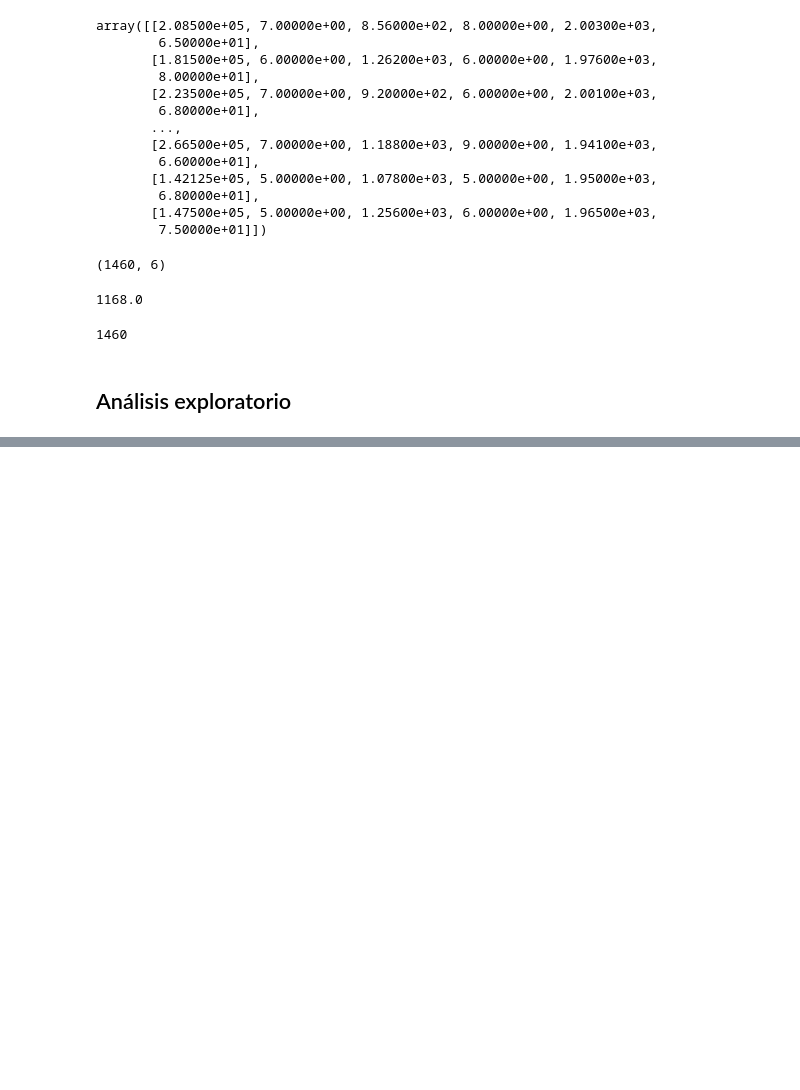
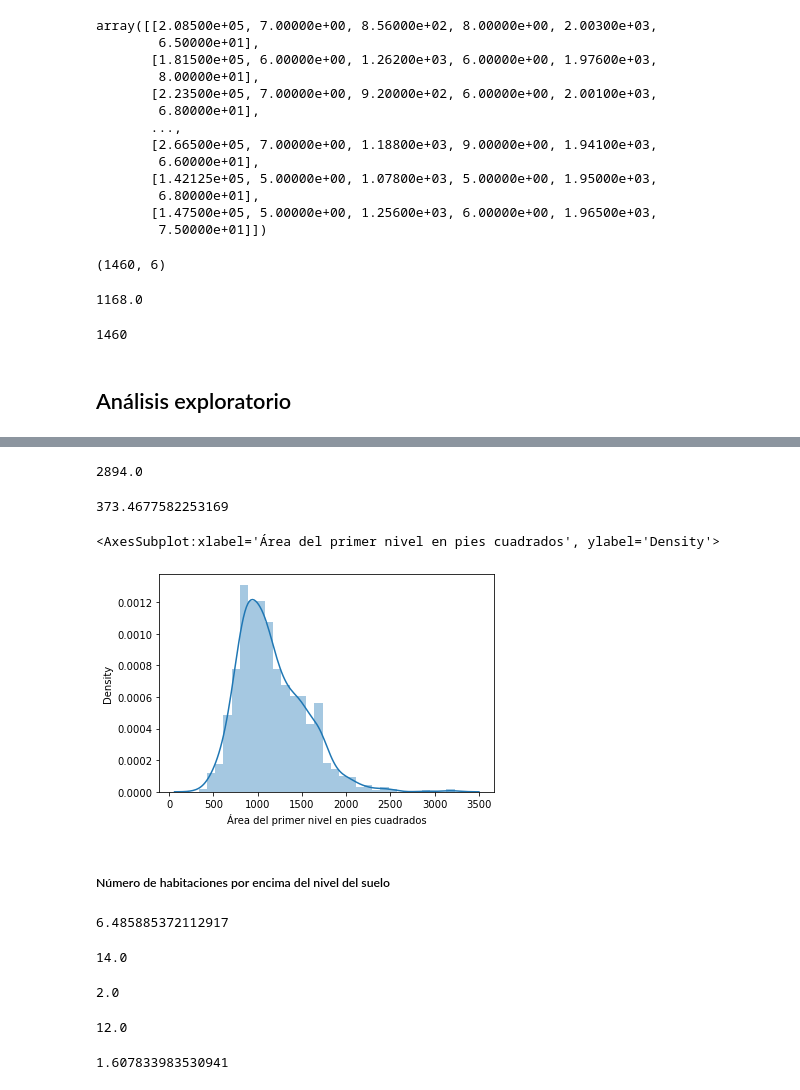
Before and after one commit to eddson90/galileo_tareas, a Jupyter notebook: Proyecto.ipynb, the cells around one changed output, grey strips where cells are left out. Drawn from its saved outputs; the diff is of its cells as text; code cells hidden in the pictures; blank space fills up the shorter version.

```diff
--- a/Proyecto.ipynb
+++ b/Proyecto.ipynb
@@ -48,0 +139,35 @@ len(training_data)+len(validation_data)
+# %%
+np.ptp(FistFloorArea)
+# %% [output]
+2894.0
+# %%
+np.std(FirstFloorArea)
+# %% [output]
+373.4677582253169
+# %%
+sns.distplot(FirstFloorArea, axlabel = "Área del primer nivel en pies cuadrados")
+# %% [output]
+<AxesSubplot:xlabel='Área del primer nivel en pies cuadrados', ylabel='Density'>
+[figure, added]
+# %% [markdown]
+##### Número de habitaciones por encima del nivel del suelo
+# %%
+np.mean(TotRmsAbvGrd)
+# %% [output]
+6.485885372112917
+# %%
+np.max(TotRmsAbvGrd)
+# %% [output]
+14.0
+# %%
+np.min(TotRmsAbvGrd)
+# %% [output]
+2.0
+# %%
+np.ptp(TotRmsAbvGrd)
+# %% [output]
+12.0
+# %%
+np.std(TotRmsAbvGrd)
+# %% [output]
+1.607833983530941
```
Also changed, not shown: parts of 37 cells of this notebook.
